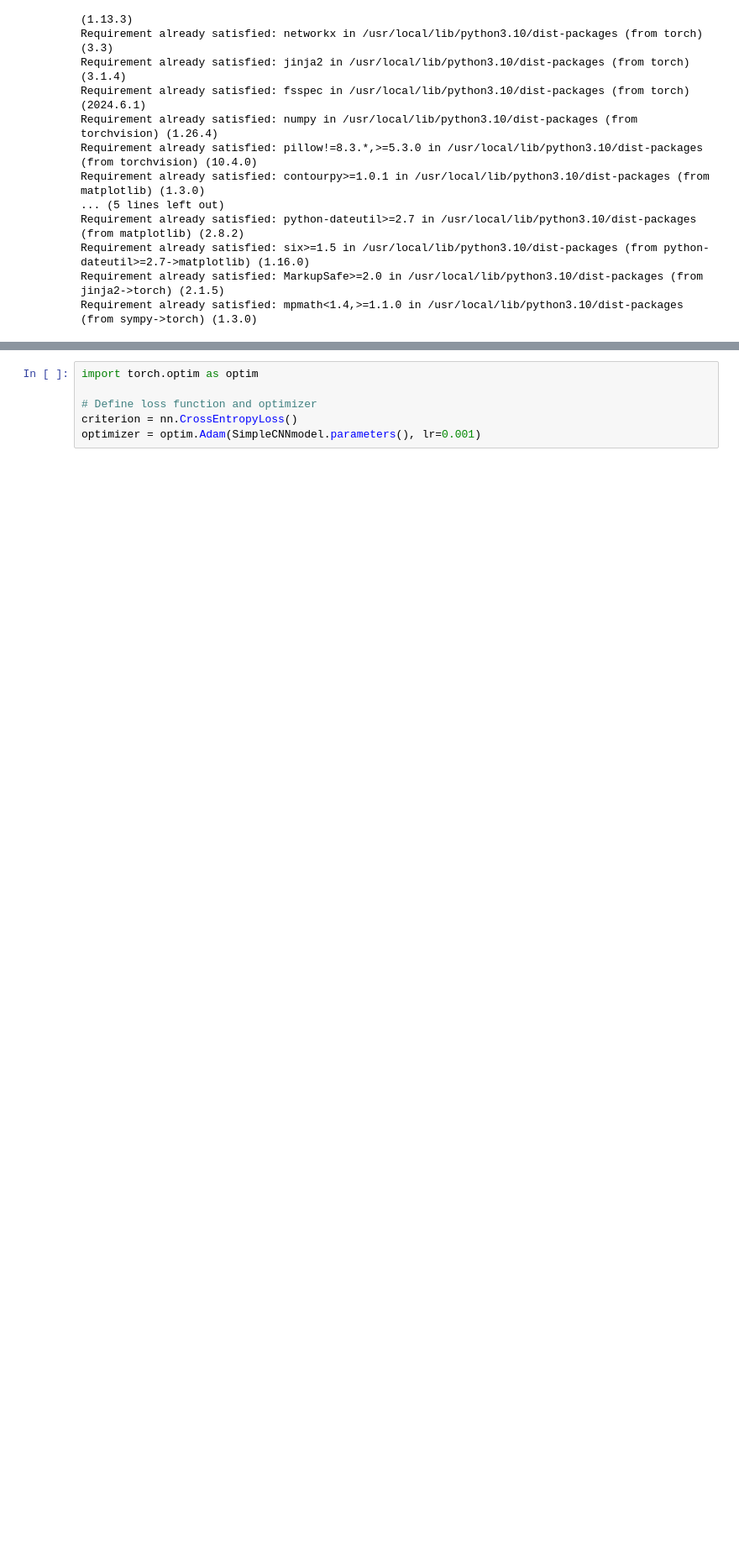
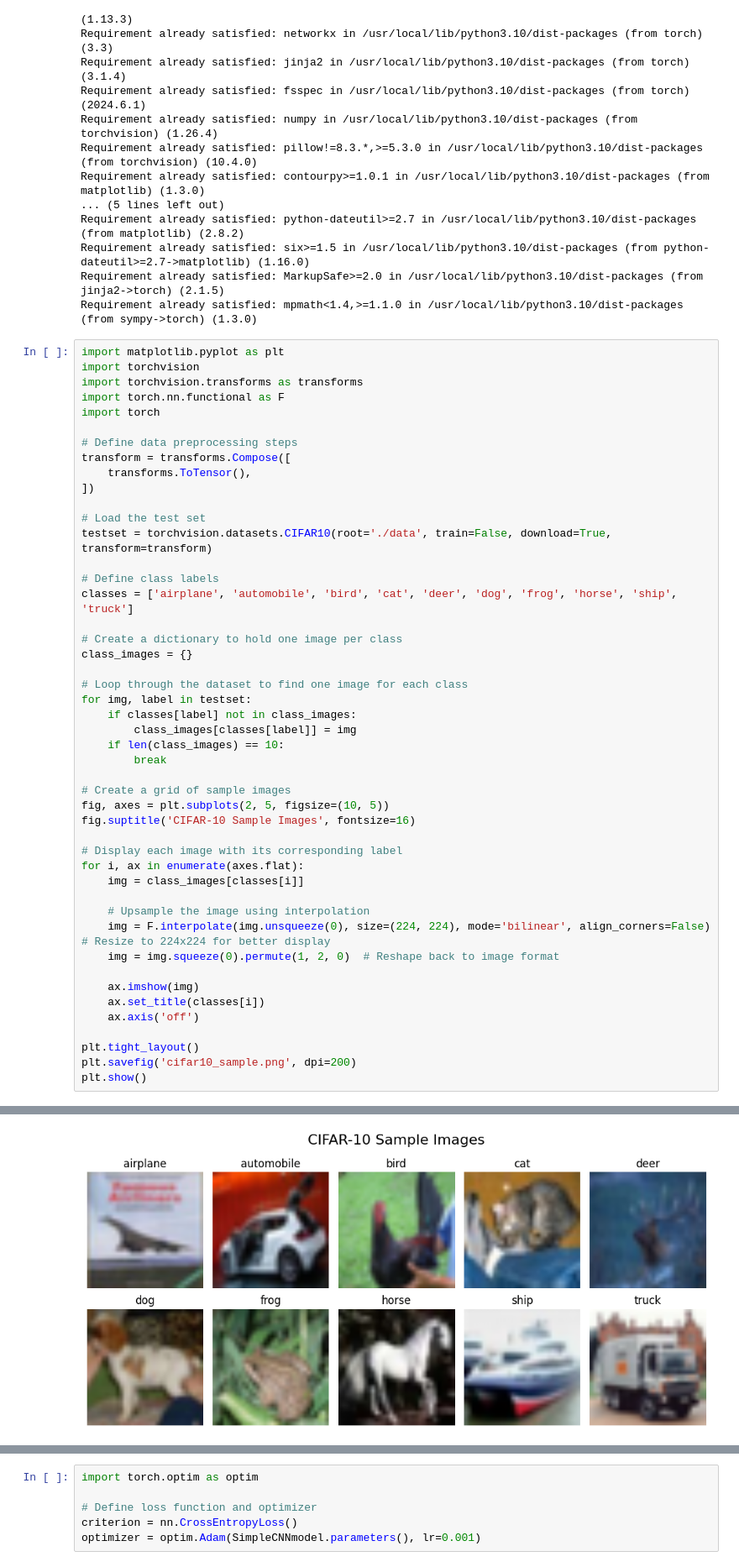
Before and after one commit to Allenzy314/deeplearning, a Jupyter notebook: CNNs for image classification.ipynb, the cells around one changed output, grey strips where cells are left out. Shown at 84% size. Saved outputs shown, nothing was run; the diff lists cells and outputs as text; blank space fills up the shorter version.

```diff
--- a/CNNs for image classification.ipynb
+++ b/CNNs for image classification.ipynb
@@ -18,3 +18,51 @@ Requirement already satisfied: python-dateutil>=2.7 in /usr/local/lib/python3.10
 Requirement already satisfied: six>=1.5 in /usr/local/lib/python3.10/dist-packages (from python-dateutil>=2.7->matplotlib) (1.16.0)
 Requirement already satisfied: MarkupSafe>=2.0 in /usr/local/lib/python3.10/dist-packages (from jinja2->torch) (2.1.5)
 Requirement already satisfied: mpmath<1.4,>=1.1.0 in /usr/local/lib/python3.10/dist-packages (from sympy->torch) (1.3.0)
+# %%
+import matplotlib.pyplot as plt
+import torchvision
+import torchvision.transforms as transforms
+import torch.nn.functional as F
+import torch
+
+# Define data preprocessing steps
+transform = transforms.Compose([
+    transforms.ToTensor(),
+])
+
+# Load the test set
+testset = torchvision.datasets.CIFAR10(root='./data', train=False, download=True, transform=transform)
+
+# Define class labels
+classes = ['airplane', 'automobile', 'bird', 'cat', 'deer', 'dog', 'frog', 'horse', 'ship', 'truck']
+
+# Create a dictionary to hold one image per class
+class_images = {}
+
+# Loop through the dataset to find one image for each class
+for img, label in testset:
+    if classes[label] not in class_images:
+        class_images[classes[label]] = img
+    if len(class_images) == 10:
+        break
+
+# Create a grid of sample images
+fig, axes = plt.subplots(2, 5, figsize=(10, 5))
+fig.suptitle('CIFAR-10 Sample Images', fontsize=16)
+
+# Display each image with its corresponding label
+for i, ax in enumerate(axes.flat):
+    img = class_images[classes[i]]
+
+    # Upsample the image using interpolation
+    img = F.interpolate(img.unsqueeze(0), size=(224, 224), mode='bilinear', align_corners=False)  # Resize to 224x224 for better display
+    img = img.squeeze(0).permute(1, 2, 0)  # Reshape back to image format
+
+    ax.imshow(img)
+    ax.set_title(classes[i])
+    ax.axis('off')
+
+plt.tight_layout()
+plt.savefig('cifar10_sample.png', dpi=200)
+plt.show()
+# %% [output]
@@ -21,3 +70,4 @@ Requirement already satisfied: mpmath<1.4,>=1.1.0 in /usr/local/lib/python3.10/d
+[figure, added]
 # %%
 import torch
 import torchvision
```
Also changed, not shown: parts of 1 cell of this notebook.
